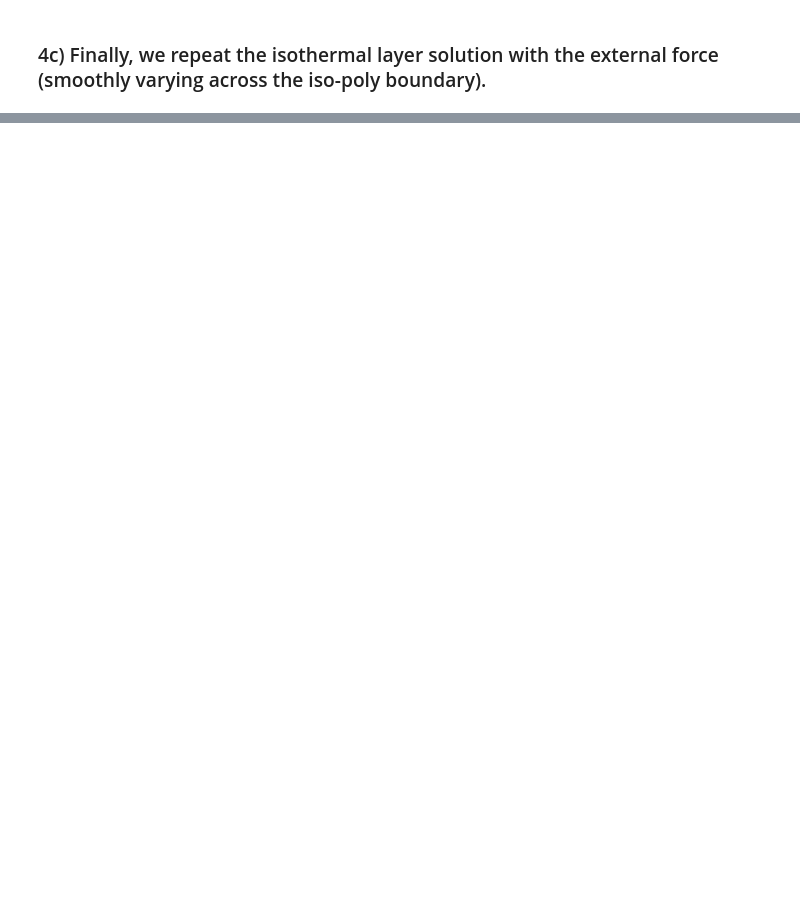
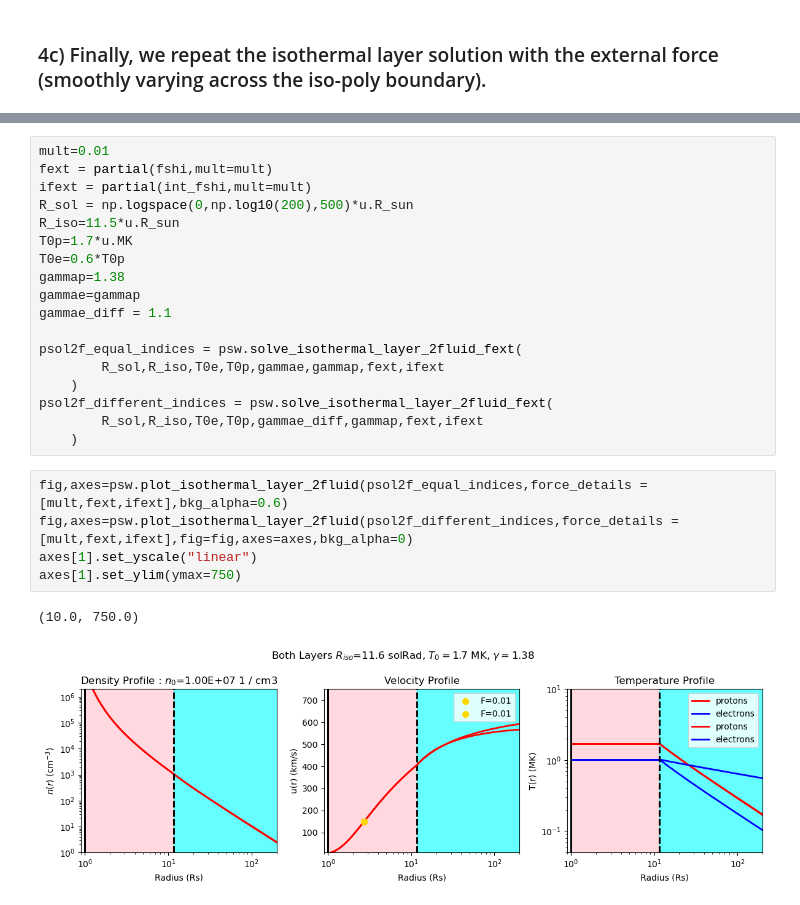
Before and after one commit to STBadman/ParkerSolarWind, a Jupyter notebook: ExampleNotebook.ipynb, the cells around one changed output, grey strips where cells are left out. Cells and saved outputs as stored; diff of their text form; blank space fills up the shorter version.

Commit message:
Add 2 fluid plotting and example

```diff
--- a/ExampleNotebook.ipynb
+++ b/ExampleNotebook.ipynb
@@ -242,0 +243,26 @@ fig,axes=psw.plot_isothermal_layer(sol,force_details = [mult,fext,ifext])
+# %%
+mult=0.01
+fext = partial(fshi,mult=mult)
+ifext = partial(int_fshi,mult=mult)
+R_sol = np.logspace(0,np.log10(200),500)*u.R_sun
+R_iso=11.5*u.R_sun
+T0p=1.7*u.MK
+T0e=0.6*T0p
+gammap=1.38
+gammae=gammap
+gammae_diff = 1.1
+
+psol2f_equal_indices = psw.solve_isothermal_layer_2fluid_fext(
+        R_sol,R_iso,T0e,T0p,gammae,gammap,fext,ifext
+    )
+psol2f_different_indices = psw.solve_isothermal_layer_2fluid_fext(
+        R_sol,R_iso,T0e,T0p,gammae_diff,gammap,fext,ifext
+    )
+# %%
+fig,axes=psw.plot_isothermal_layer_2fluid(psol2f_equal_indices,force_details = [mult,fext,ifext],bkg_alpha=0.6)
+fig,axes=psw.plot_isothermal_layer_2fluid(psol2f_different_indices,force_details = [mult,fext,ifext],fig=fig,axes=axes,bkg_alpha=0)
+axes[1].set_yscale("linear")
+axes[1].set_ylim(ymax=750)
+# %% [output]
+(10.0, 750.0)
+[figure, added]
```
Also changed, not shown: parts of 8 cells of this notebook, 1 other file.
